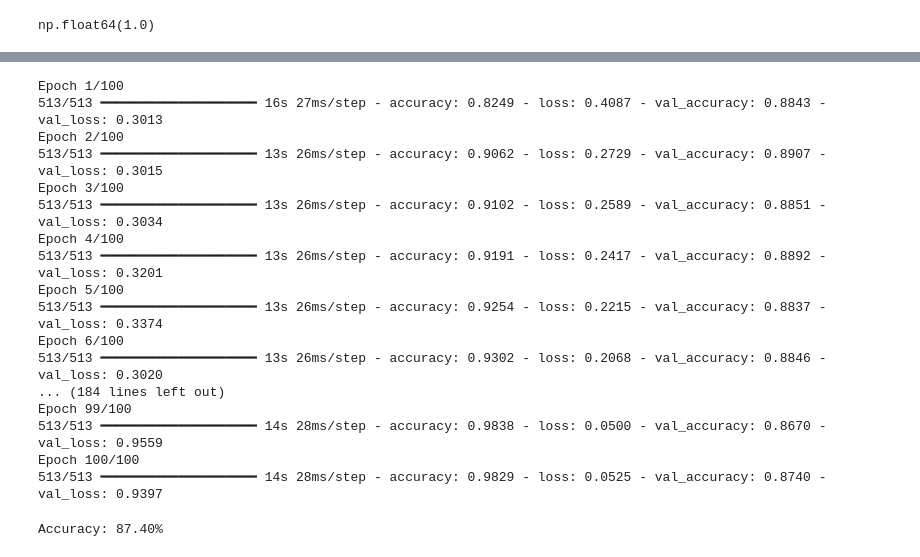
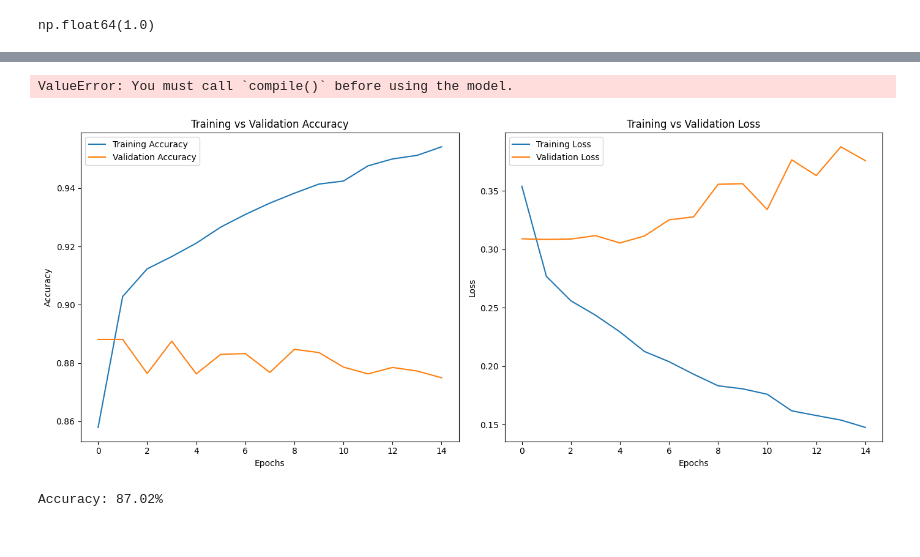
Before and after one commit to IvonLuiz/brazilian-e-commerce-nlp-deep-learning, a Jupyter notebook: e-commerce_nlp.ipynb, the cells around one changed output, grey strips where cells are left out. Cells and saved outputs as stored; diff of their text form; code cells hidden in the pictures.

```diff
--- a/e-commerce_nlp.ipynb
+++ b/e-commerce_nlp.ipynb
@@ -790,38 +897,27 @@ Model: "sequential_11"
  Trainable params: 0 (0.00 B)
  Non-trainable params: 0 (0.00 B)
 # %%
-model.compile(
+lstm_model.compile(
     optimizer = "adam",
     loss = "binary_crossentropy",
     metrics = ["accuracy"]
 )
 # %%
-results = model.fit(
+history = lstm_model.fit(
     X_train, y_train,
     epochs= 100,
     batch_size = 64,
-    validation_data = (X_test, y_test)
+    validation_data = (X_test, y_test),
+    callbacks=[early_stopping]
 )
 # %% [output]
-Epoch 1/100
-513/513 ━━━━━━━━━━━━━━━━━━━━ 16s 27ms/step - accuracy: 0.8249 - loss: 0.4087 - val_accuracy: 0.8843 - val_loss: 0.3013
-Epoch 2/100
-513/513 ━━━━━━━━━━━━━━━━━━━━ 13s 26ms/step - accuracy: 0.9062 - loss: 0.2729 - val_accuracy: 0.8907 - val_loss: 0.3015
-Epoch 3/100
-513/513 ━━━━━━━━━━━━━━━━━━━━ 13s 26ms/step - accuracy: 0.9102 - loss: 0.2589 - val_accuracy: 0.8851 - val_loss: 0.3034
-Epoch 4/100
-513/513 ━━━━━━━━━━━━━━━━━━━━ 13s 26ms/step - accuracy: 0.9191 - loss: 0.2417 - val_accuracy: 0.8892 - val_loss: 0.3201
-Epoch 5/100
-513/513 ━━━━━━━━━━━━━━━━━━━━ 13s 26ms/step - accuracy: 0.9254 - loss: 0.2215 - val_accuracy: 0.8837 - val_loss: 0.3374
-Epoch 6/100
-513/513 ━━━━━━━━━━━━━━━━━━━━ 13s 26ms/step - accuracy: 0.9302 - loss: 0.2068 - val_accuracy: 0.8846 - val_loss: 0.3020
-... (184 lines left out)
-Epoch 99/100
-513/513 ━━━━━━━━━━━━━━━━━━━━ 14s 28ms/step - accuracy: 0.9838 - loss: 0.0500 - val_accuracy: 0.8670 - val_loss: 0.9559
-Epoch 100/100
-513/513 ━━━━━━━━━━━━━━━━━━━━ 14s 28ms/step - accuracy: 0.9829 - loss: 0.0525 - val_accuracy: 0.8740 - val_loss: 0.9397
+ValueError: You must call `compile()` before using the model.
+# %%
+plot_hist(history)
+# %% [output]
+[figure, added]
 # %%
-scores = model.evaluate(X_test, y_test, verbose=0)
+scores = lstm_model.evaluate(X_test, y_test, verbose=0)
 print("Accuracy: %.2f%%" % (scores[1]*100))
 # %% [output]
-Accuracy: 87.40%
+Accuracy: 87.02%
```
Also changed, not shown: parts of 32 cells of this notebook, 1 other file.
